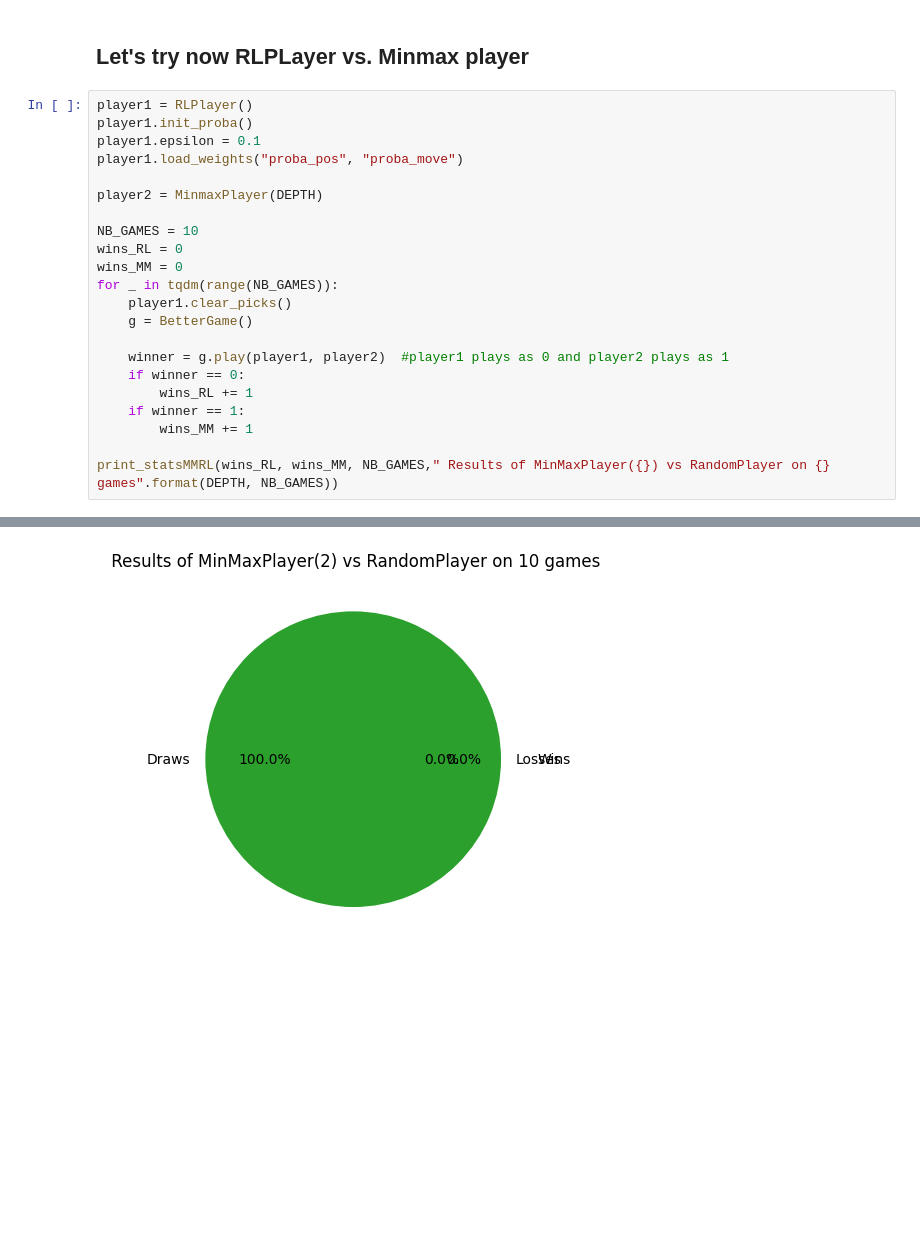
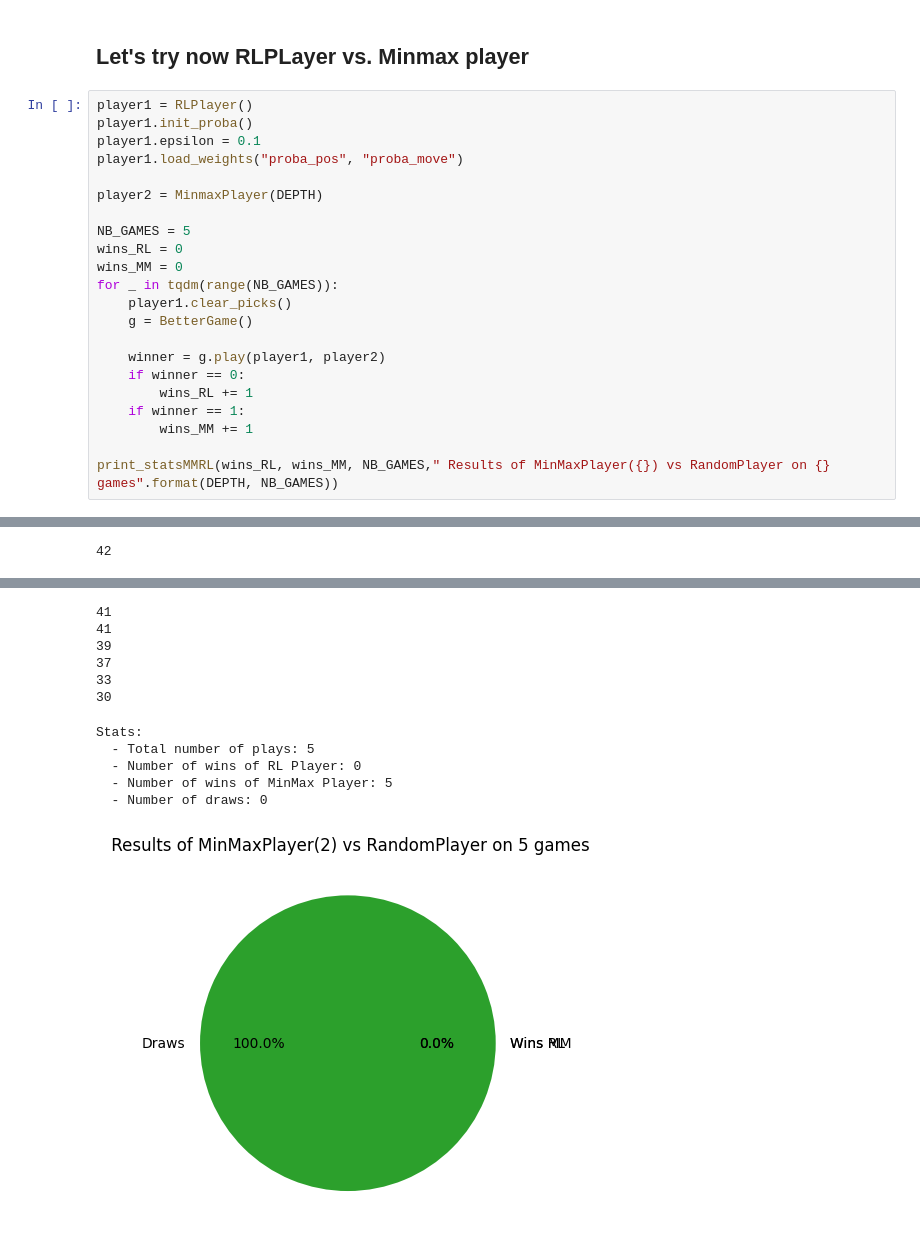
Before and after one commit to RoxaneGoffinet/Computational-Intelligence, a Jupyter notebook: Project/main.ipynb, the cells around one changed output, grey strips where cells are left out. Saved outputs shown, nothing was run; the diff lists cells and outputs as text; blank space fills up the shorter version.

```diff
--- a/Project/main.ipynb
+++ b/Project/main.ipynb
@@ -60,14 +135,14 @@ player1.load_weights("proba_pos", "proba_move")
 
 player2 = MinmaxPlayer(DEPTH)
 
-NB_GAMES = 10
+NB_GAMES = 5
 wins_RL = 0
 wins_MM = 0
 for _ in tqdm(range(NB_GAMES)):
     player1.clear_picks()
     g = BetterGame()
 
-    winner = g.play(player1, player2)  #player1 plays as 0 and player2 plays as 1
+    winner = g.play(player1, player2)
     if winner == 0:
         wins_RL += 1
     if winner == 1:
@@ -83,0 +172 @@ Stats:
+42
@@ -84 +183,12 @@ Stats:
+41
+41
+39
+37
+33
+30
+Stats:
+  - Total number of plays: 5
+  - Number of wins of RL Player: 0
+  - Number of wins of MinMax Player: 5
+  - Number of draws: 0
-[figure, old version]
+[figure, new version]
```
Also changed, not shown: parts of 4 cells of this notebook, 4 other files.
